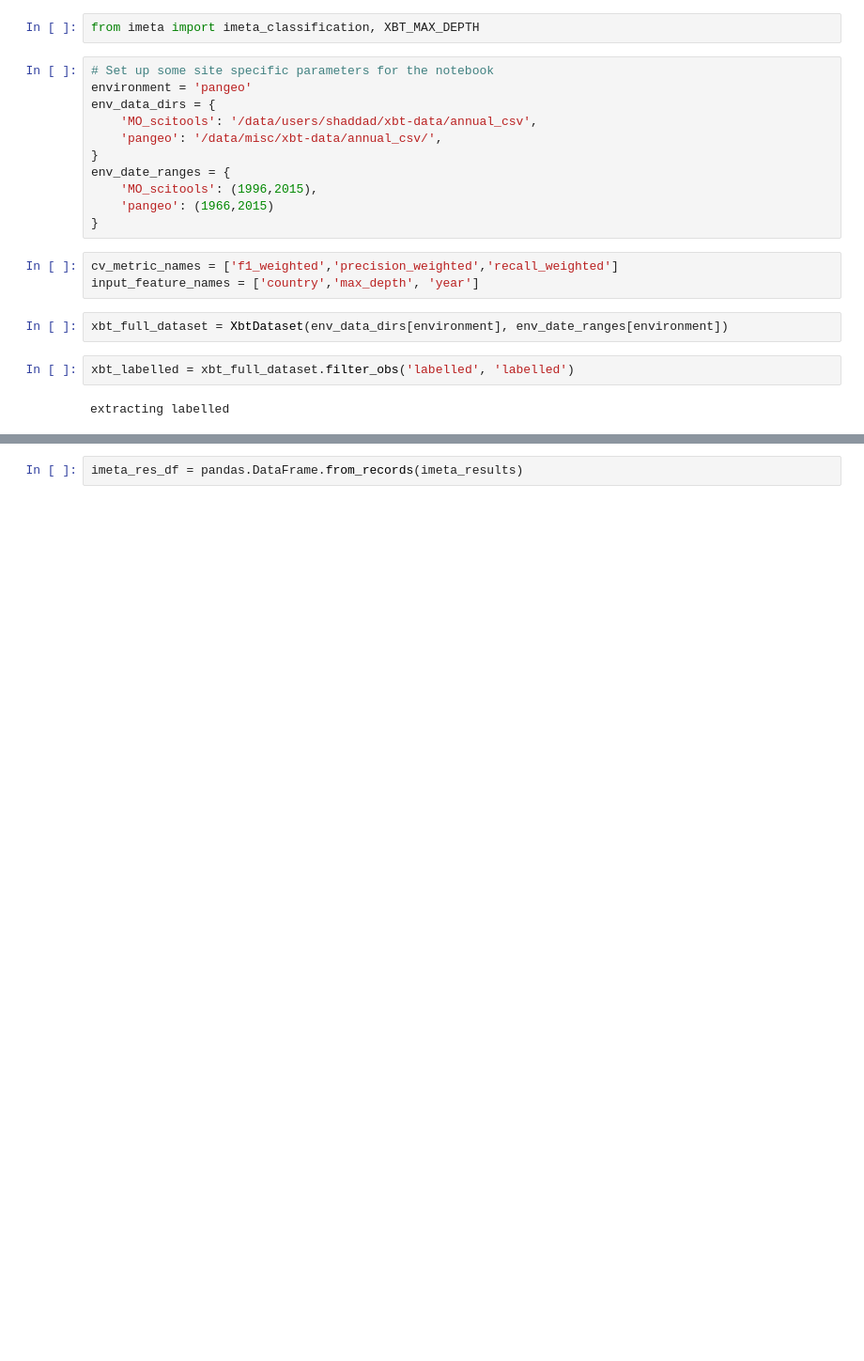
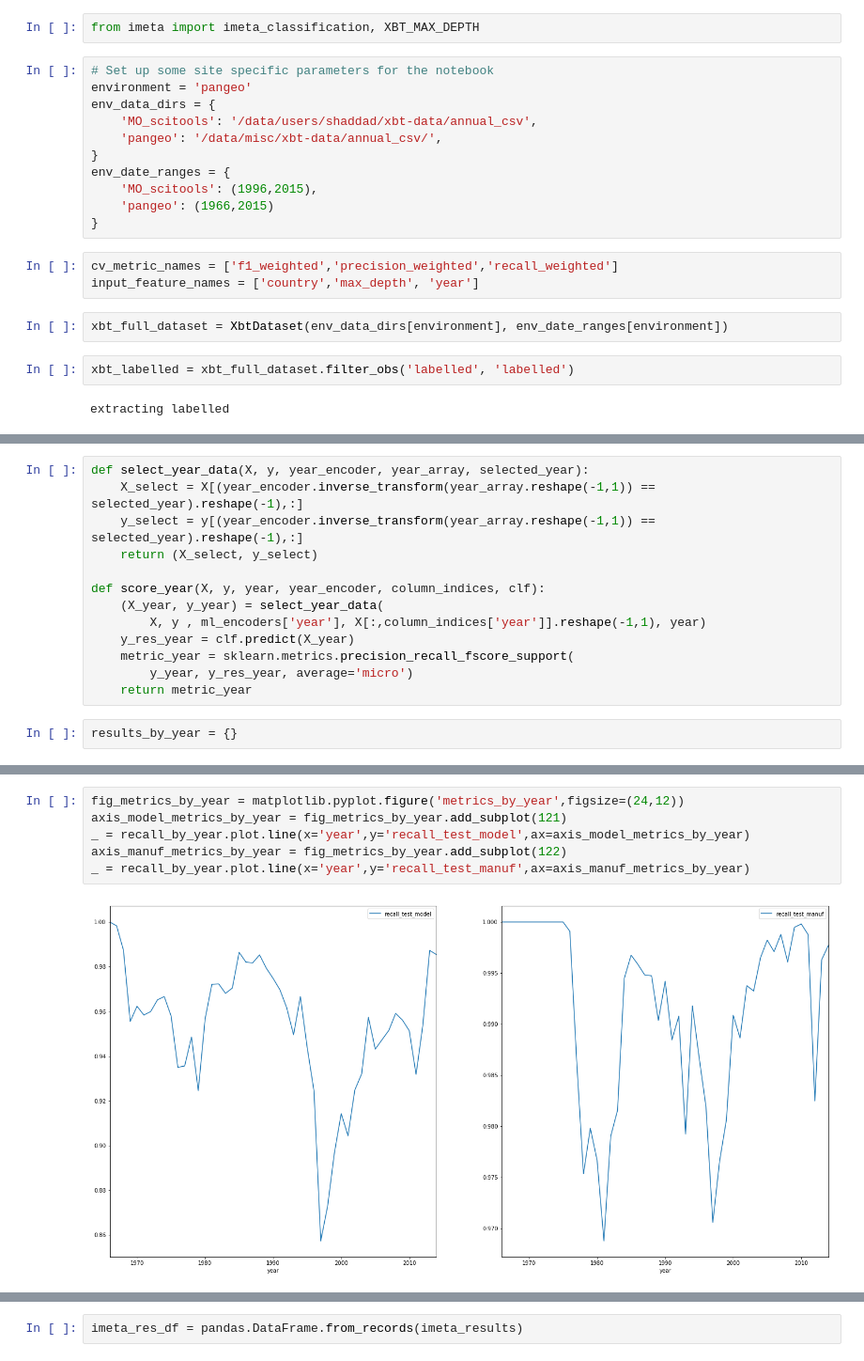
Before and after one commit to MetOffice/XBTs_classification, a Jupyter notebook: classification/imeta_ml_tree.ipynb, the cells around one changed output, grey strips where cells are left out. Shown at 94% size. Drawn from its saved outputs; the diff is of its cells as text; blank space fills up the shorter version.

```diff
--- a/classification/imeta_ml_tree.ipynb
+++ b/classification/imeta_ml_tree.ipynb
@@ -242,0 +140,15 @@ processing year 1983
+# %%
+def select_year_data(X, y, year_encoder, year_array, selected_year):
+    X_select = X[(year_encoder.inverse_transform(year_array.reshape(-1,1)) == selected_year).reshape(-1),:]
+    y_select = y[(year_encoder.inverse_transform(year_array.reshape(-1,1)) == selected_year).reshape(-1),:]
+    return (X_select, y_select)
+
+def score_year(X, y, year, year_encoder, column_indices, clf):
+    (X_year, y_year) = select_year_data(
+        X, y , ml_encoders['year'], X[:,column_indices['year']].reshape(-1,1), year)
+    y_res_year = clf.predict(X_year)
+    metric_year = sklearn.metrics.precision_recall_fscore_support(
+        y_year, y_res_year, average='micro')
+    return metric_year
+# %%
+results_by_year = {}
@@ -242,0 +171,8 @@ processing year 1983
+# %%
+fig_metrics_by_year = matplotlib.pyplot.figure('metrics_by_year',figsize=(24,12))
+axis_model_metrics_by_year = fig_metrics_by_year.add_subplot(121)
+_ = recall_by_year.plot.line(x='year',y='recall_test_model',ax=axis_model_metrics_by_year)
+axis_manuf_metrics_by_year = fig_metrics_by_year.add_subplot(122)
+_ = recall_by_year.plot.line(x='year',y='recall_test_manuf',ax=axis_manuf_metrics_by_year)
+# %% [output]
+[figure, added]
```
Also changed, not shown: parts of 30 cells of this notebook, 1 other file.
